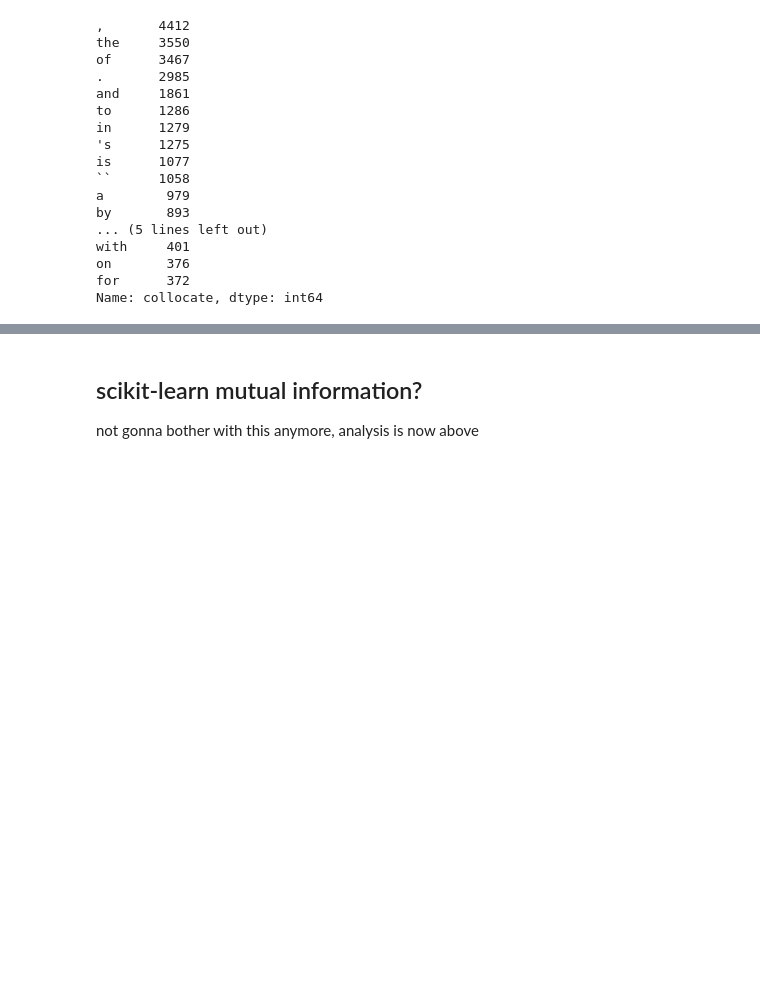
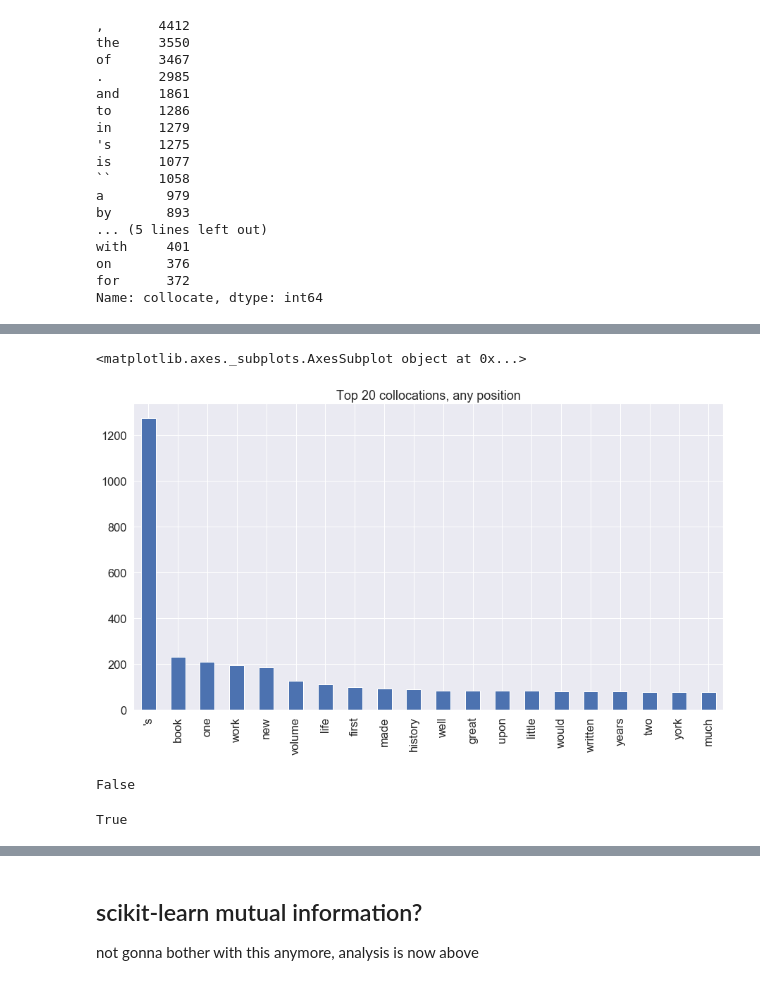
Before and after one commit to mjlavin80/aps_review_classification, a Jupyter notebook: jupyter_notebooks/author_collocations2.ipynb, the cells around one changed output, grey strips where cells are left out. Saved outputs shown, nothing was run; the diff lists cells and outputs as text; code cells hidden in the pictures; blank space fills up the shorter version.

```diff
--- a/jupyter_notebooks/author_collocations2.ipynb
+++ b/jupyter_notebooks/author_collocations2.ipynb
@@ -390,0 +394,12 @@ Name: collocate, dtype: int64
+# %%
+def clean_collocation(coll):
+    temp = coll.lower()
+    parts = temp.split('_')
+    if len(parts) > 1:
+        return "name_obj"
+    elif temp in sw:
+        return "sw"
+    elif all([x in punct for x in list(temp)]):
+        return "punct"
+    else:
+        return temp
@@ -390,0 +472,2 @@ Name: collocate, dtype: int64
+# %%
+split_colls_df['cleaned'] = split_colls_df.collocate.map(clean_collocation)
@@ -390,0 +521,5 @@ Name: collocate, dtype: int64
+# %%
+sns.set(font_scale = 1.5)
+# %%
+top20colls = split_colls_df.cleaned.value_counts()[3:23]
+top20colls
@@ -390,0 +544,13 @@ Name: collocate, dtype: int64
+# %%
+top20colls.plot(kind = "bar", figsize = (15, 8), title = "Top 20 collocations, any position")
+# %% [output]
+<matplotlib.axes._subplots.AxesSubplot object at 0x...>
+[figure, added]
+# %%
+split_colls_df.cleaned[30] in top20colls
+# %% [output]
+False
+# %%
+"'s" in top20colls
+# %% [output]
+True
```
Also changed, not shown: parts of 87 cells of this notebook.
